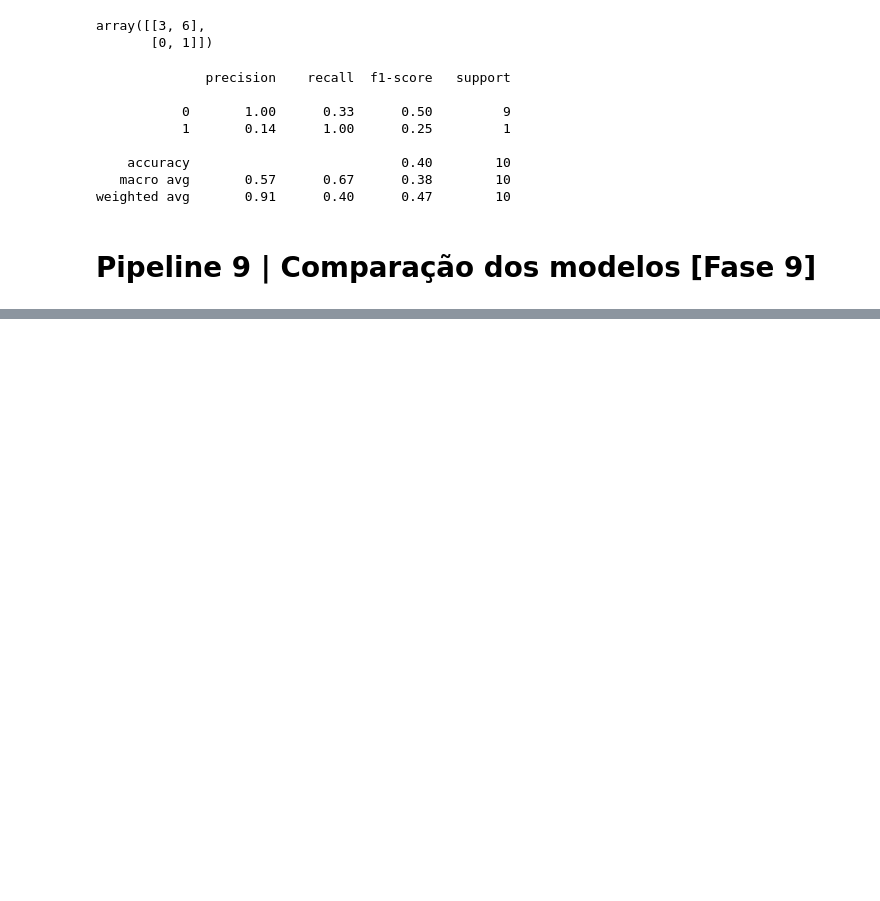
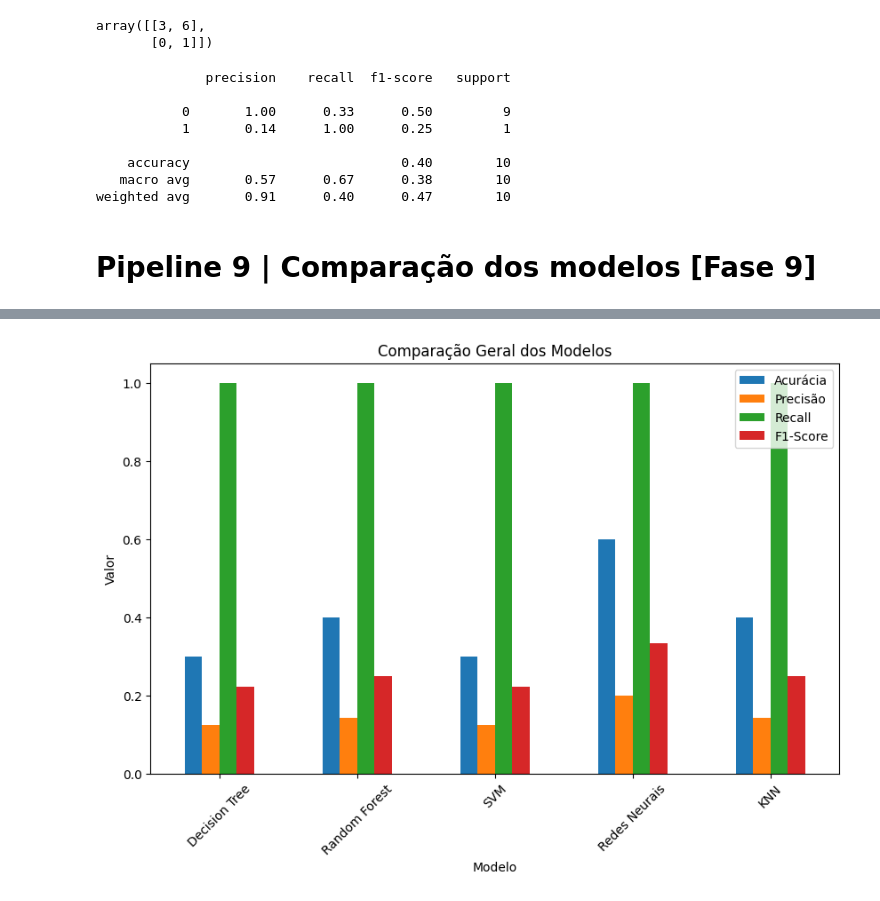
Before and after one commit to miriam-silva/testesp2icoma, a Jupyter notebook: prova_02_miriam_silva.ipynb, the cells around one changed output, grey strips where cells are left out. Drawn from its saved outputs; the diff is of its cells as text; code cells hidden in the pictures; blank space fills up the shorter version.

```diff
--- a/prova_02_miriam_silva.ipynb
+++ b/prova_02_miriam_silva.ipynb
@@ -415,6 +415,17 @@ resultado_modelos.sort_values(by='F1-Score', ascending=False)
 | 1 | Random Forest | 0.4 | 0.142857 | 1.0 | 0.250000 |
 | 0 | Decision Tree | 0.3 | 0.125000 | 1.0 | 0.222222 |
 | 2 | SVM | 0.3 | 0.125000 | 1.0 | 0.222222 |
+# %%
+resultado_modelos.set_index('Modelo')[
+    ['Acurácia', 'Precisão', 'Recall', 'F1-Score']
+].plot(kind='bar', figsize=(10, 6))
+
+plt.title('Comparação Geral dos Modelos')
+plt.ylabel('Valor')
+plt.xticks(rotation=45)
+plt.show()
+# %% [output]
+[figure, added]
 # %%
 plt.figure(figsize=(10, 6))
 plt.bar(resultado_modelos['Modelo'],
```
Also changed, not shown: parts of 7 cells of this notebook.
